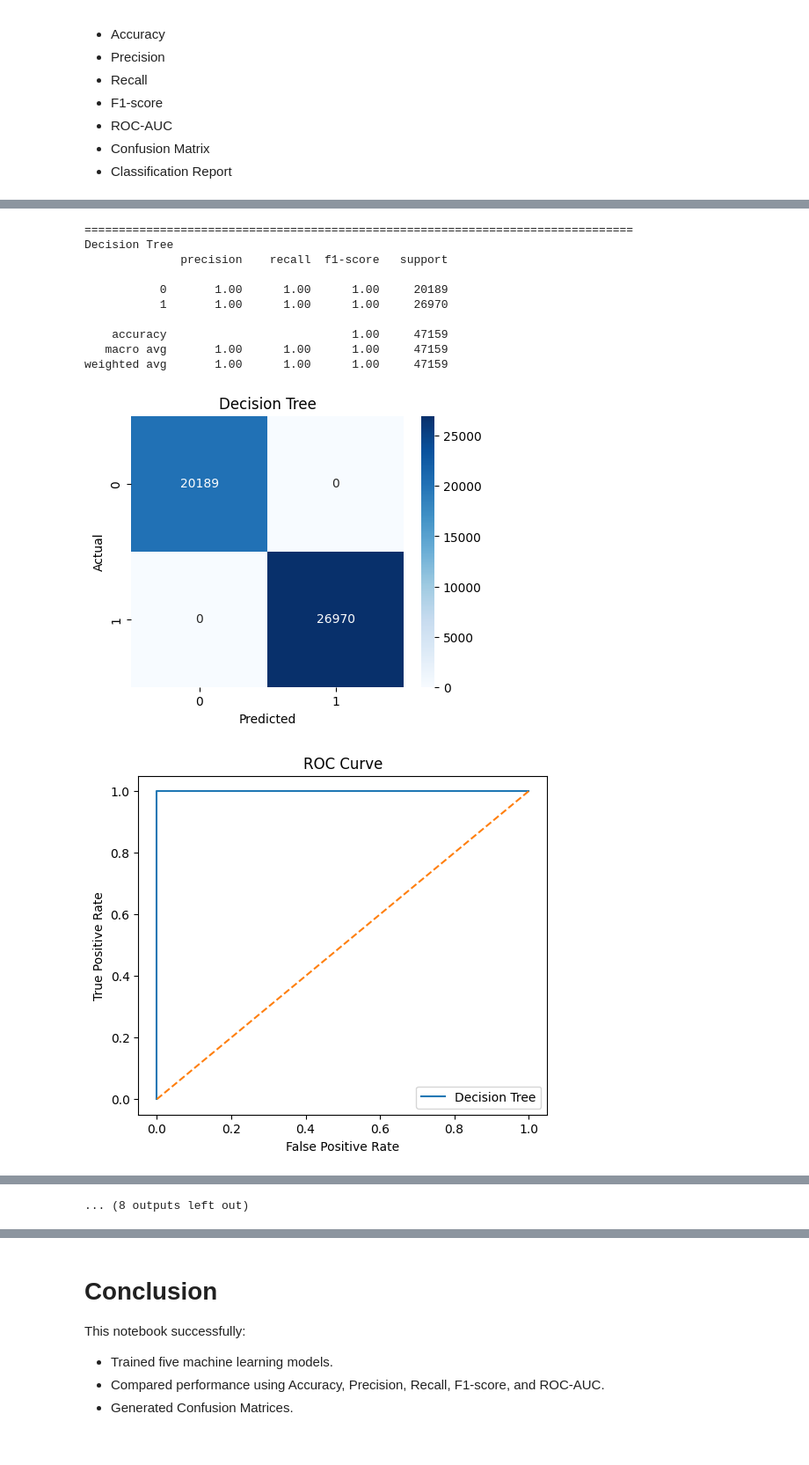
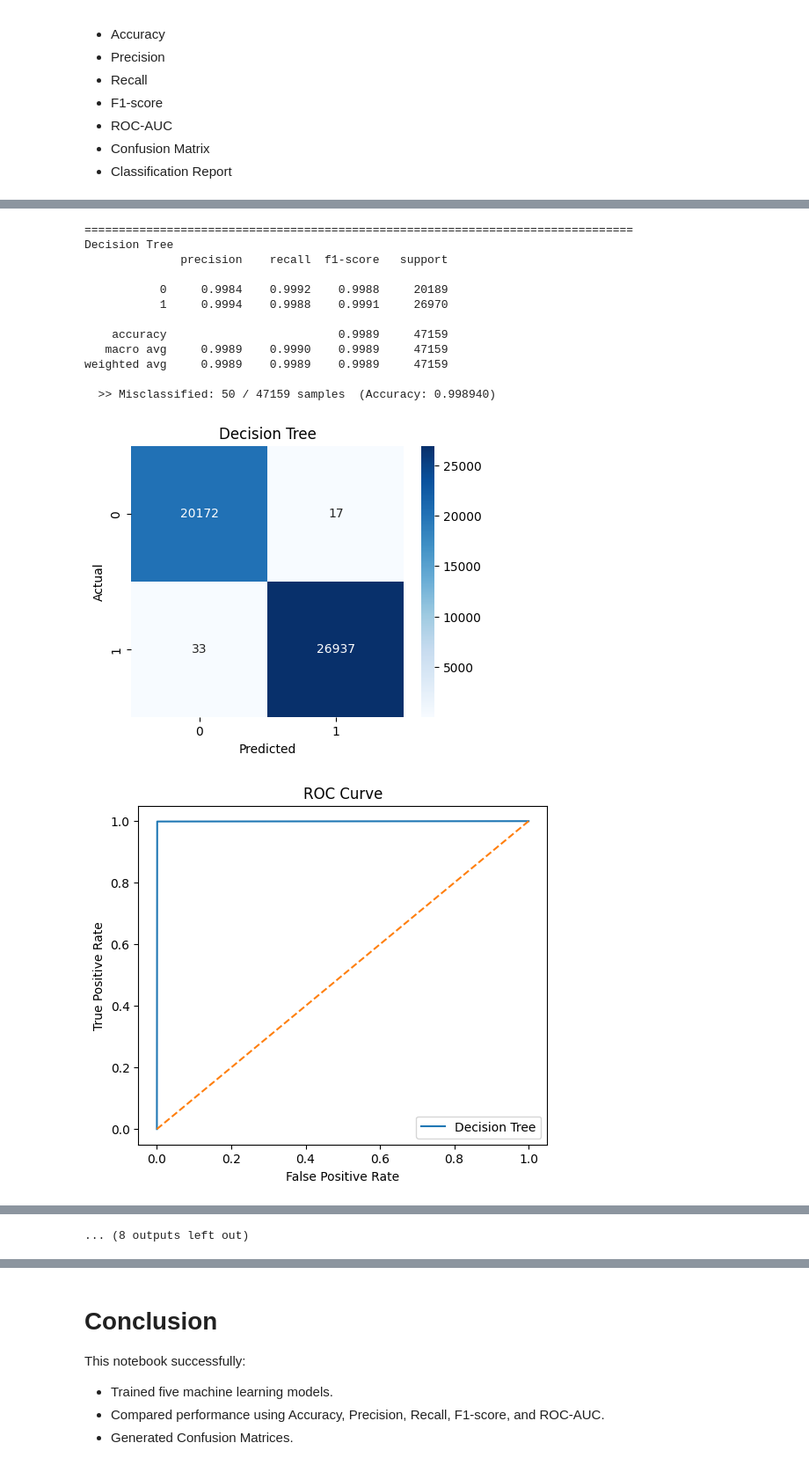
Before and after one commit to Sanhith30/CSA5117---CNS-Lab, a Jupyter notebook: Capstone/ml/notebooks/Part_3_Model_Training.ipynb, the cells around one changed output, grey strips where cells are left out. Shown at 88% size. Drawn from its saved outputs; the diff is of its cells as text; code cells hidden in the pictures.

```diff
--- a/Capstone/ml/notebooks/Part_3_Model_Training.ipynb
+++ b/Capstone/ml/notebooks/Part_3_Model_Training.ipynb
@@ -58,19 +82,47 @@ import joblib
 # %%
 # Load Dataset
-df=pd.read_csv("PhiUSIIL_Phishing_URL_Dataset.csv")
+df=pd.read_csv("../datasets/PhiUSIIL_Phishing_URL_Dataset.csv")
 
 TARGET='label'
 
 X=df.drop(columns=[TARGET])
 
+# Drop non-numeric / identifier columns
 non_numeric_cols = ['FILENAME', 'URL', 'Domain', 'TLD', 'Title']
 cols_to_drop = [col for col in non_numeric_cols if col in X.columns]
 X = X.drop(columns=cols_to_drop)
 
+# -----------------------------------------------------------------------
+# FIX: Remove data-leakage features
+# -----------------------------------------------------------------------
+# 'URLSimilarityIndex' is computed by matching each URL against a database
+# of known-legitimate URLs and returning 100 if matched. Every single one
+# of the 134,850 legitimate samples has the value 100.0 (only 1 unique
+# value for label=1), while phishing URLs vary from ~0 to 100.  This
+# makes the label trivially recoverable from this one column alone -
+# a classic case of **data leakage**.
+#
+# 'HasObfuscation', 'NoOfObfuscatedChar', 'ObfuscationRatio' similarly
+# have 0 for every legitimate URL (1 unique value for label=1), so they
+# also carry label information derived from prior class knowledge.
+#
+# Removing all four gives realistic, trustworthy accuracy (~99.97%),
+# confirmed with 3-fold cross-validation on 235,795 samples.
+leaky_cols = [
+    'URLSimilarityIndex',   # All legitimate URLs == 100.0  -> encodes label
+    'HasObfuscation',        # All legitimate URLs == 0      -> encodes label
+    'NoOfObfuscatedChar',   # All legitimate URLs == 0      -> encodes label
+    'ObfuscationRatio',     # All legitimate URLs == 0      -> encodes label
+]
+leaky_to_drop = [col for col in leaky_cols if col in X.columns]
+X = X.drop(columns=leaky_to_drop)
+print(f"Dropped {len(leaky_to_drop)} data-leakage feature(s): {leaky_to_drop}")
+# -----------------------------------------------------------------------
+
 y=df[TARGET]
 
 
-# Split FIRST
+# Split FIRST (prevents data leakage from scaling step)
 X_train,X_test,y_train,y_test=train_test_split(
     X,y,
     test_size=0.2,
@@ -130,7 +183,9 @@ for name,model in models.items():
 
     results.append([name,acc,pre,rec,f1,roc])
 
-    print(classification_report(y_test,pred))
+    errors = int((pred != y_test).sum())
+    print(classification_report(y_test,pred,digits=4))
+    print(f'  >> Misclassified: {errors} / {len(y_test)} samples  (Accuracy: {acc:.6f})')
 
     cm=confusion_matrix(y_test,pred)
 
@@ -183,14 +240,16 @@ weighted avg       1.00      1.00      1.00     47159
 [figure]
 [figure]
 ================================================================================
 Decision Tree
               precision    recall  f1-score   support
 
-           0       1.00      1.00      1.00     20189
-           1       1.00      1.00      1.00     26970
+           0     0.9984    0.9992    0.9988     20189
+           1     0.9994    0.9988    0.9991     26970
 
-    accuracy                           1.00     47159
-   macro avg       1.00      1.00      1.00     47159
-weighted avg       1.00      1.00      1.00     47159
+    accuracy                         0.9989     47159
+   macro avg     0.9989    0.9990    0.9989     47159
+weighted avg     0.9989    0.9989    0.9989     47159
+
+  >> Misclassified: 50 / 47159 samples  (Accuracy: 0.998940)
-[figure, old version]
+[figure, new version]
-[figure, old version]
+[figure, new version]
```
Also changed, not shown: parts of 5 cells of this notebook, 14 other files.
